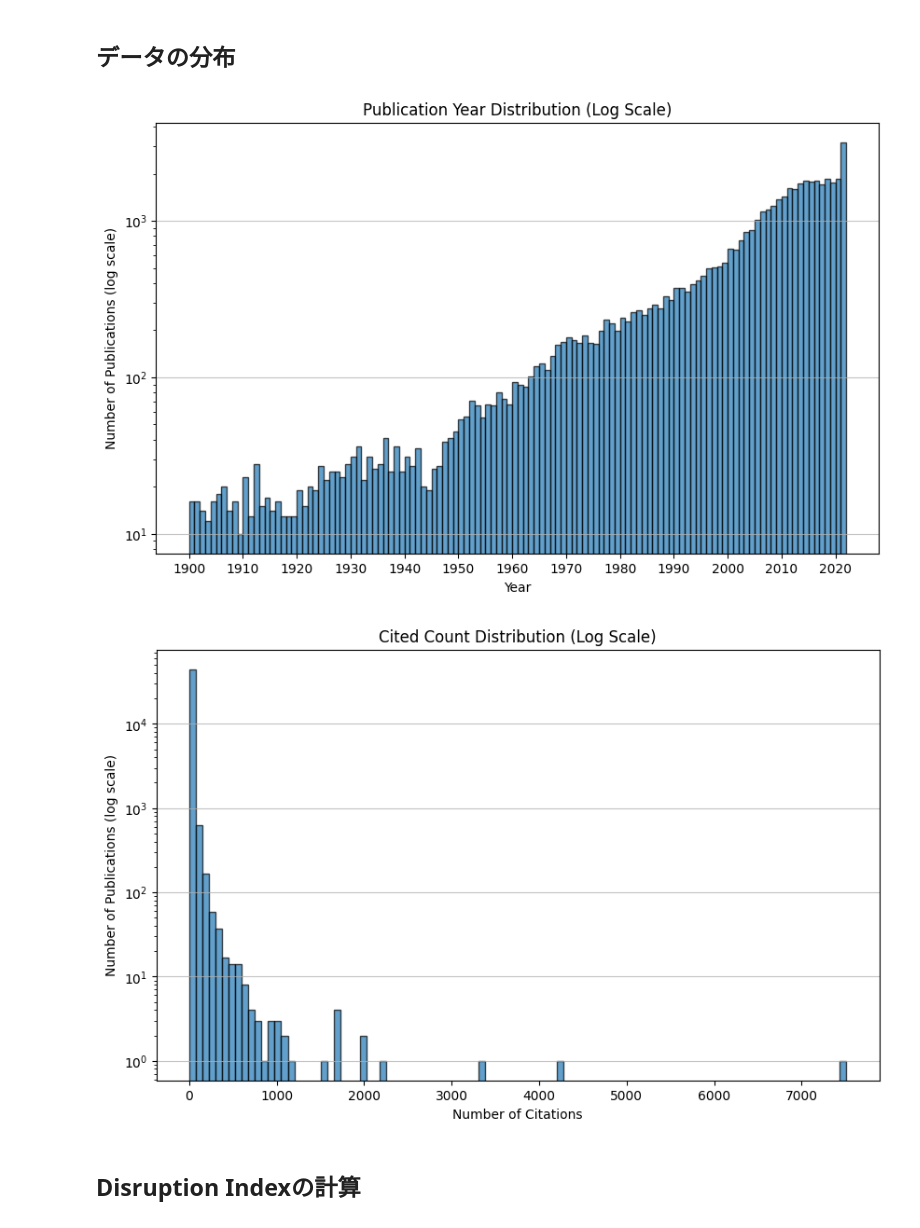
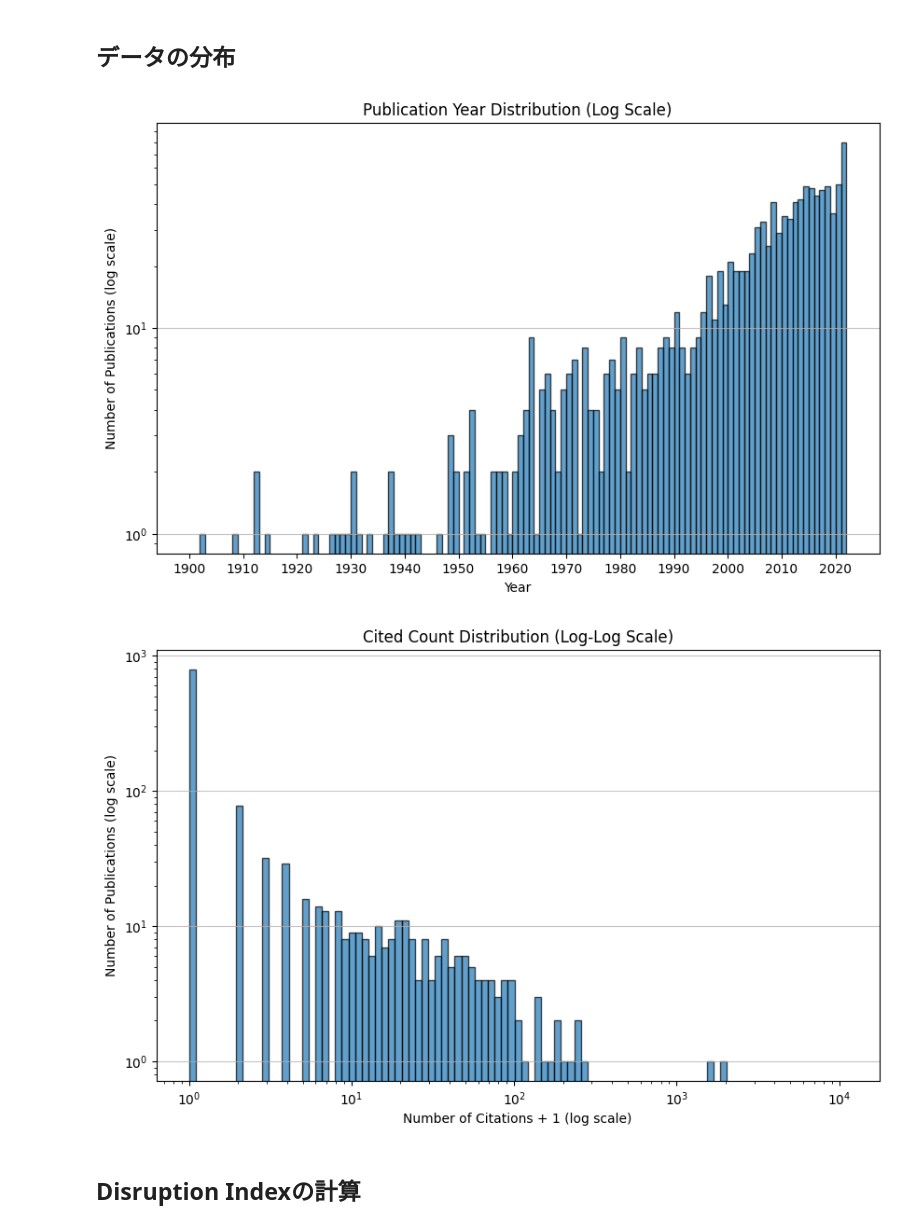
Before and after one commit to ScisciJP/tutorial_jp, a Jupyter notebook: 3-Disruptiveness.ipynb, the cells around one changed output. Drawn from its saved outputs; the diff is of its cells as text; code cells hidden in the pictures.

```diff
--- a/3-Disruptiveness.ipynb
+++ b/3-Disruptiveness.ipynb
@@ -76,9 +75,8 @@ os.chdir('/content/sample_data/scisciJP2024_tutorial')
 sys.path
 
 DATA_DIR = '/content/sample_data/scisciJP2024_tutorial/supplementary/'
-INPUT_WORKS_DF_PKL = DATA_DIR + 'random_works_df.pkl'
-INPUT_CITATIONS_DF_PKL = DATA_DIR + 'random_rel_ref_df.pkl'
-# INPUT_CITATIONS_GB_DF_PKL = DATA_DIR + 'citations_gb_df.pkl'
+INPUT_WORKS_DF_PKL = DATA_DIR + 'random_works_small_df.pkl'
+INPUT_CITATIONS_DF_PKL = DATA_DIR + 'random_rel_ref_small_df.pkl'
 INPUT_WU_WORKS_LIST_SMALL_PKL = DATA_DIR + 'teamsize_impact_disrup_refAge_refPop_small.pkl'
 # %%
 works_df = pd.read_pickle(INPUT_WORKS_DF_PKL)
@@ -235,20 +216,24 @@ plt.grid(axis='y', alpha=0.75)
 # ヒストグラムの表示
 plt.show()
 # %% [output]
-[figure, old version]
+[figure, new version]
 # %%
-# works_df['NumberCitations']のヒストグラムの作成
+# 対数スケールでのビンのエッジを生成
+bins = np.logspace(np.log10(min(works_df['NumberCitations']+1)), np.log10(max(works_df['NumberCitations']+1)), 100)
+
+# ヒストグラムの作成
 plt.figure(figsize=(10, 6))
-plt.hist(works_df['NumberCitations'], bins=100, edgecolor='black', alpha=0.7, log=True)
-plt.title("Cited Count Distribution (Log Scale)")
-plt.xlabel("Number of Citations")
+plt.hist(works_df['NumberCitations']+1, bins=bins, edgecolor='black', alpha=0.7, log=True)
+plt.title("Cited Count Distribution (Log-Log Scale)")
+plt.xlabel("Number of Citations + 1 (log scale)")
 plt.ylabel("Number of Publications (log scale)")
+plt.xscale('log')
 plt.grid(axis='y', alpha=0.75)
 
 # ヒストグラムの表示
 plt.show()
 # %% [output]
-[figure, old version]
+[figure, new version]
 # %% [markdown]
 ## Disruption Indexの計算
 # %%
```
Also changed, not shown: parts of 14 cells of this notebook, 3 other files.
